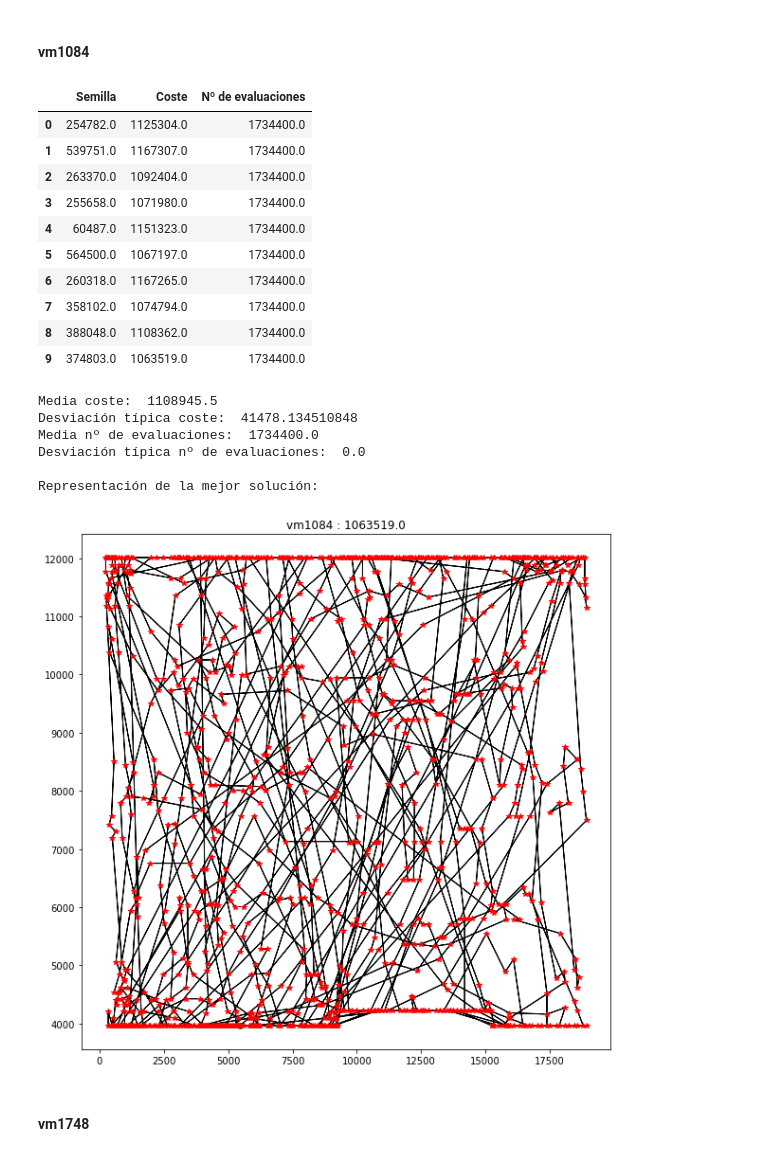
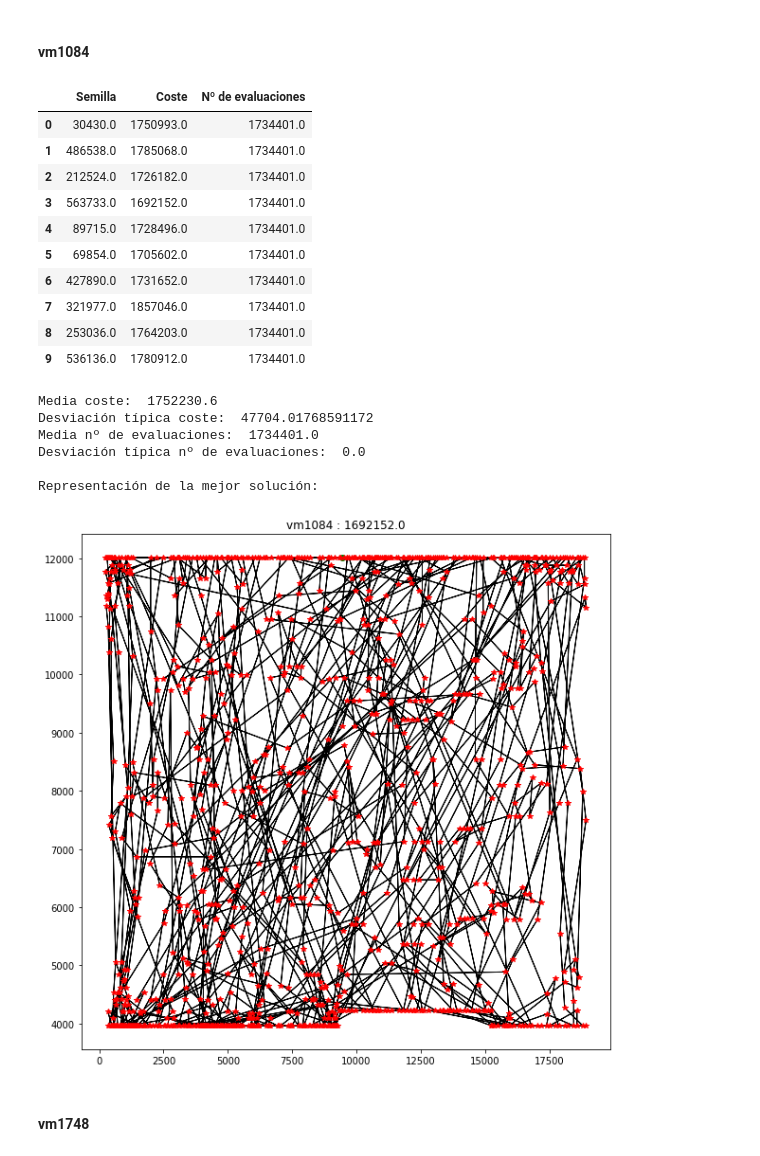
Before and after one commit to IgorMy/Algoritmos-basados-en-Entornos-y-Trayectorias, a Jupyter notebook: 6 Búsqueda Tabú/Búsqueda Tabú.ipynb, the cells around one changed output. Drawn from its saved outputs; the diff is of its cells as text; code cells hidden in the pictures.

Commit message:
Búsqueda Tabu

```diff
--- a/6 Búsqueda Tabú/Búsqueda Tabú.ipynb
+++ b/6 Búsqueda Tabú/Búsqueda Tabú.ipynb
@@ -144,7 +148,7 @@ Semillas generadas:
 # %%
 dataset = st70
 with Pool(processes=5) as pool:
-    result = pool.starmap(enfriamiento_simulado,  itertools.product(semillas,[dataset],[20]) )
+    result = pool.starmap(busqueda_tabu,  itertools.product(semillas,[dataset],[40]) )
 representacion_datos(result,"st70")
 # %% [output]
 |  | Semilla | Coste | Nº de evaluaciones |
@@ -171,7 +175,7 @@ Representación de la mejor solución:
 dataset = ch130
 
 with Pool(processes=5) as pool:
-    result = pool.starmap(enfriamiento_simulado,  itertools.product(semillas,[dataset],[20]) )
+    result = pool.starmap(busqueda_tabu,  itertools.product(semillas,[dataset],[40]) )
 
 representacion_datos(result,"ch130")
 # %% [output]
@@ -198,7 +202,7 @@ Representación de la mejor solución:
 # %%
 dataset = a280
 with Pool(processes=5) as pool:
-    result = pool.starmap(enfriamiento_simulado,  itertools.product(semillas,[dataset],[20]) )
+    result = pool.starmap(busqueda_tabu,  itertools.product(semillas,[dataset],[40]) )
 
 representacion_datos(result,"a280")
 # %% [output]
@@ -226,7 +230,7 @@ Representación de la mejor solución:
 dataset = p654
 
 with Pool(processes=5) as pool:
-    result = pool.starmap(enfriamiento_simulado,  itertools.product(semillas,[dataset],[20]) )
+    result = pool.starmap(busqueda_tabu,  itertools.product(semillas,[dataset],[40]) )
 
 representacion_datos(result,"p654")
 # %% [output]
@@ -253,29 +257,29 @@ Representación de la mejor solución:
 # %%
 dataset = vm1084
 
 with Pool(processes=5) as pool:
-    result = pool.starmap(enfriamiento_simulado,  itertools.product(semillas,[dataset],[20]) )
+    result = pool.starmap(busqueda_tabu,  itertools.product(semillas,[dataset],[40]) )
 
 representacion_datos(result,"vm1084")
 # %% [output]
 |  | Semilla | Coste | Nº de evaluaciones |
-| 0 | 254782.0 | 1125304.0 | 1734400.0 |
-| 1 | 539751.0 | 1167307.0 | 1734400.0 |
-| 2 | 263370.0 | 1092404.0 | 1734400.0 |
-| 3 | 255658.0 | 1071980.0 | 1734400.0 |
-| 4 | 60487.0 | 1151323.0 | 1734400.0 |
-| 5 | 564500.0 | 1067197.0 | 1734400.0 |
-| 6 | 260318.0 | 1167265.0 | 1734400.0 |
-| 7 | 358102.0 | 1074794.0 | 1734400.0 |
-| 8 | 388048.0 | 1108362.0 | 1734400.0 |
-| 9 | 374803.0 | 1063519.0 | 1734400.0 |
+| 0 | 30430.0 | 1750993.0 | 1734401.0 |
+| 1 | 486538.0 | 1785068.0 | 1734401.0 |
+| 2 | 212524.0 | 1726182.0 | 1734401.0 |
+| 3 | 563733.0 | 1692152.0 | 1734401.0 |
+| 4 | 89715.0 | 1728496.0 | 1734401.0 |
+| 5 | 69854.0 | 1705602.0 | 1734401.0 |
+| 6 | 427890.0 | 1731652.0 | 1734401.0 |
+| 7 | 321977.0 | 1857046.0 | 1734401.0 |
+| 8 | 253036.0 | 1764203.0 | 1734401.0 |
+| 9 | 536136.0 | 1780912.0 | 1734401.0 |
-Media coste:  1108945.5
-Desviación típica coste:  41478.134510848
-Media nº de evaluaciones:  1734400.0
+Media coste:  1752230.6
+Desviación típica coste:  47704.01768591172
+Media nº de evaluaciones:  1734401.0
 Desviación típica nº de evaluaciones:  0.0
 
 Representación de la mejor solución:
-[figure, old version]
+[figure, new version]
 # %% [markdown]
 #### vm1748
 # %%
```
Also changed, not shown: parts of 8 cells of this notebook, 1 other file.
